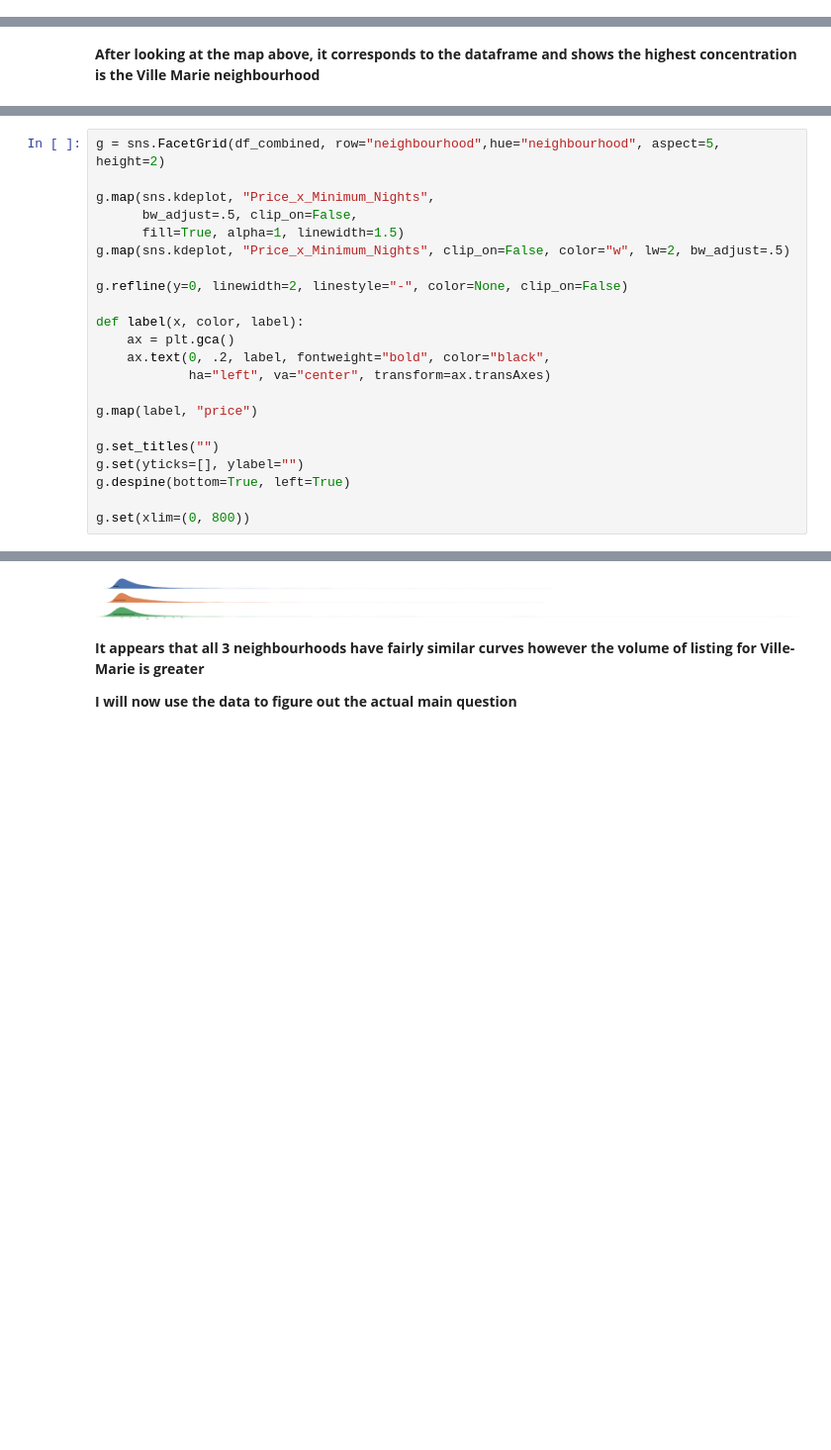
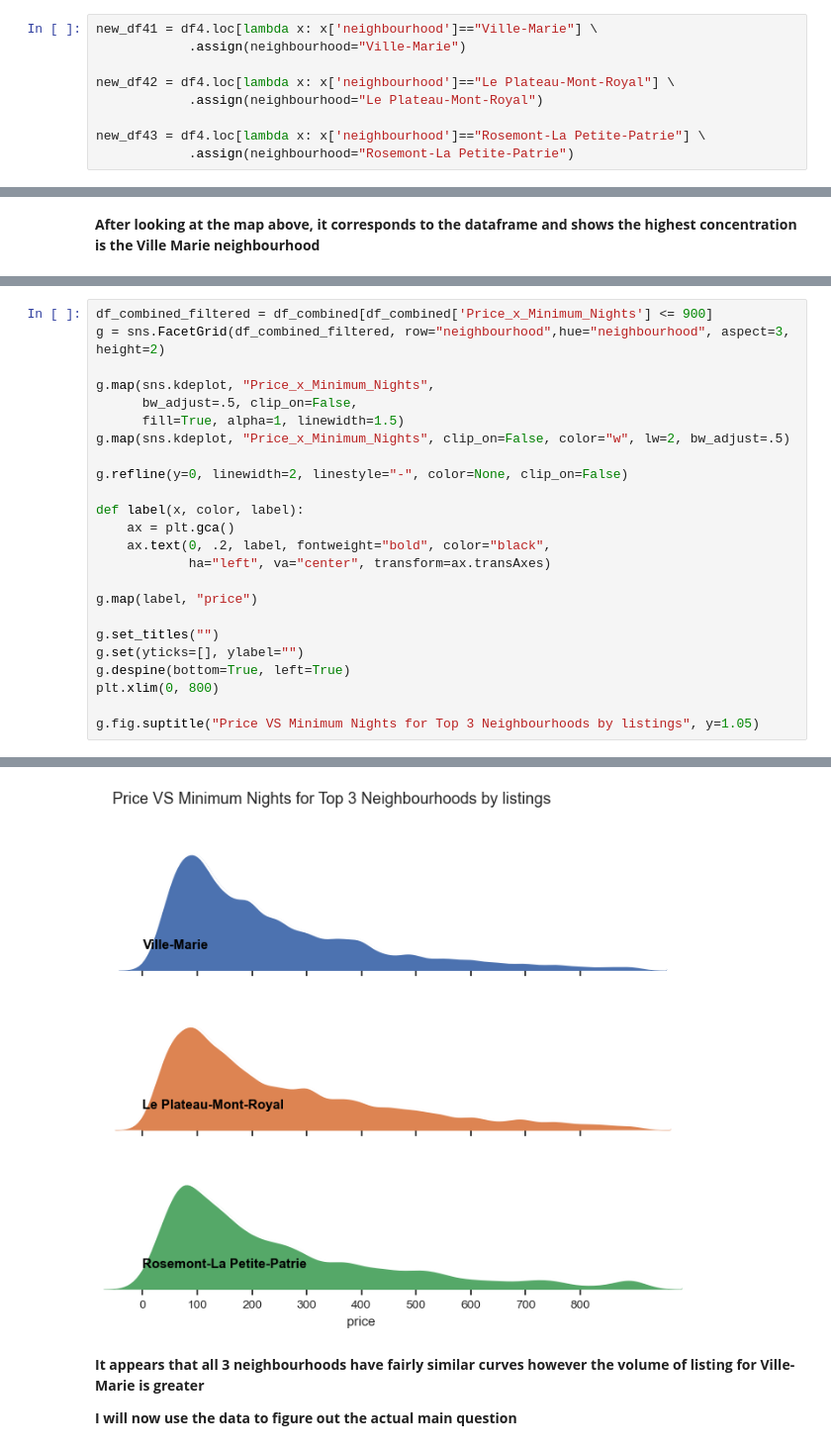
Before and after one commit to ubco-W2022T2-data301/project-group-group21, a Jupyter notebook: analysis/analysis3.ipynb, the cells around one changed output, grey strips where cells are left out. Shown at 99% size. Saved outputs shown, nothing was run; the diff lists cells and outputs as text; blank space fills up the shorter version.

```diff
--- a/analysis/analysis3.ipynb
+++ b/analysis/analysis3.ipynb
@@ -395,3 +429,12 @@ new_df43 = df4.loc[lambda x: x['neighbourhood']=="Côte-des-Neiges-Notre-Dame-de
+# %%
+new_df41 = df4.loc[lambda x: x['neighbourhood']=="Ville-Marie"] \
+            .assign(neighbourhood="Ville-Marie")
+
+new_df42 = df4.loc[lambda x: x['neighbourhood']=="Le Plateau-Mont-Royal"] \
+            .assign(neighbourhood="Le Plateau-Mont-Royal")
+
+new_df43 = df4.loc[lambda x: x['neighbourhood']=="Rosemont-La Petite-Patrie"] \
+            .assign(neighbourhood="Rosemont-La Petite-Patrie")
 # %%
 df_combined = pd.concat([new_df41, new_df42, new_df43], axis="rows")
 # %%
@@ -419,5 +462,6 @@ ax.imshow(mont, zorder=0, extent = BBox, aspect= 'equal')
 # %%
-g = sns.FacetGrid(df_combined, row="neighbourhood",hue="neighbourhood", aspect=5, height=2)
+df_combined_filtered = df_combined[df_combined['Price_x_Minimum_Nights'] <= 900]
+g = sns.FacetGrid(df_combined_filtered, row="neighbourhood",hue="neighbourhood", aspect=3, height=2)
 
 g.map(sns.kdeplot, "Price_x_Minimum_Nights",
       bw_adjust=.5, clip_on=False,
@@ -436,6 +480,7 @@ g.map(label, "price")
 g.set_titles("")
 g.set(yticks=[], ylabel="")
 g.despine(bottom=True, left=True)
+plt.xlim(0, 800)
 
-g.set(xlim=(0, 800))
+g.fig.suptitle("Price VS Minimum Nights for Top 3 Neighbourhoods by listings", y=1.05)
 # %% [output]
@@ -443,4 +488,4 @@ g.set(xlim=(0, 800))
-[figure, old version]
+[figure, new version]
 # %% [markdown]
 **It appears that all 3 neighbourhoods have fairly similar curves however the volume of listing for Ville-Marie is greater**
 
```
Also changed, not shown: parts of 52 cells of this notebook.
